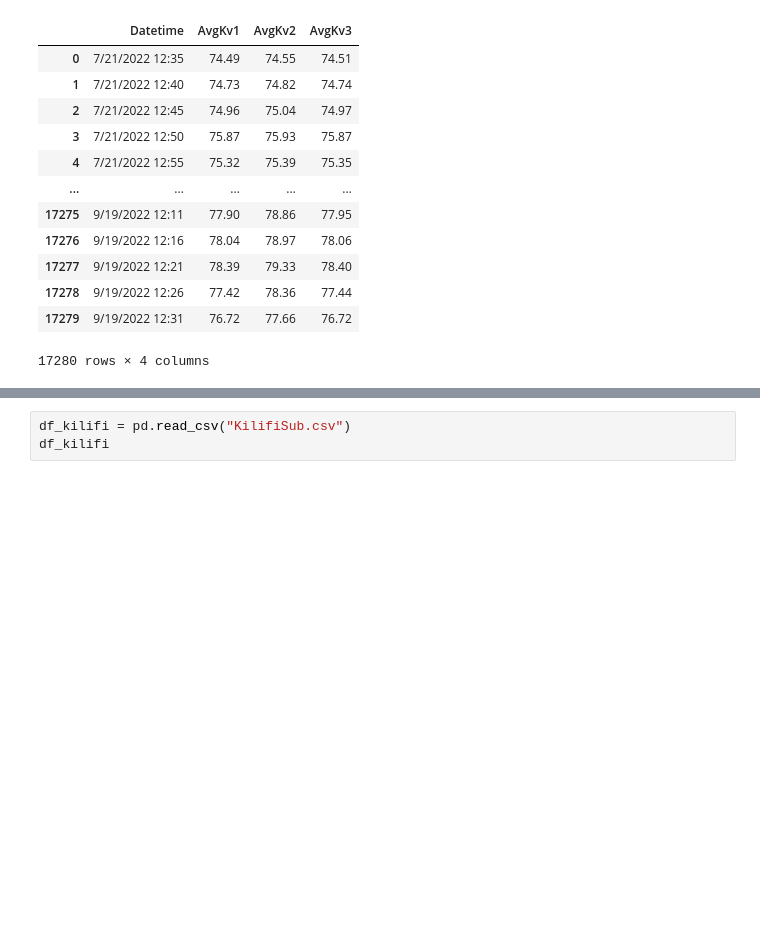
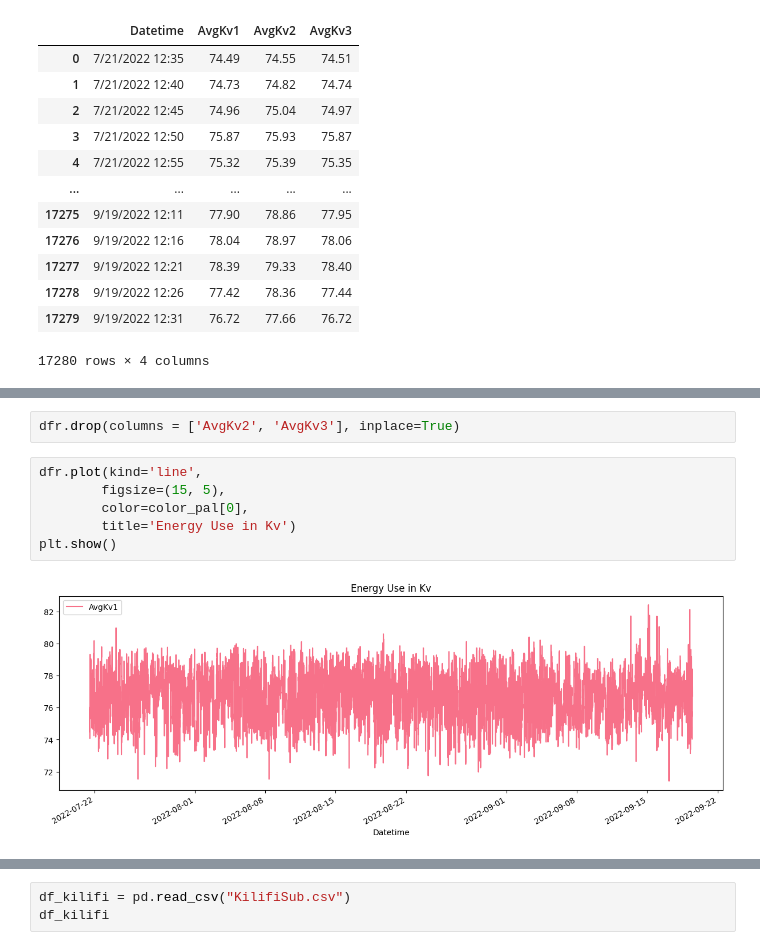
Before and after one commit to Winfry/PowerPredictionKe, a Jupyter notebook: RabaiPower.ipynb, the cells around one changed output, grey strips where cells are left out. Saved outputs shown, nothing was run; the diff lists cells and outputs as text; blank space fills up the shorter version.

```diff
--- a/RabaiPower.ipynb
+++ b/RabaiPower.ipynb
@@ -127,2 +140,12 @@ KeyError: 'Datetime'
+# %%
+dfr.drop(columns = ['AvgKv2', 'AvgKv3'], inplace=True)
+# %%
+dfr.plot(kind='line',
+        figsize=(15, 5),
+        color=color_pal[0],
+        title='Energy Use in Kv')
+plt.show()
+# %% [output]
+[figure, added]
 # %%
 # Setting Datetime column as index
```
Also changed, not shown: parts of 6 cells of this notebook.
